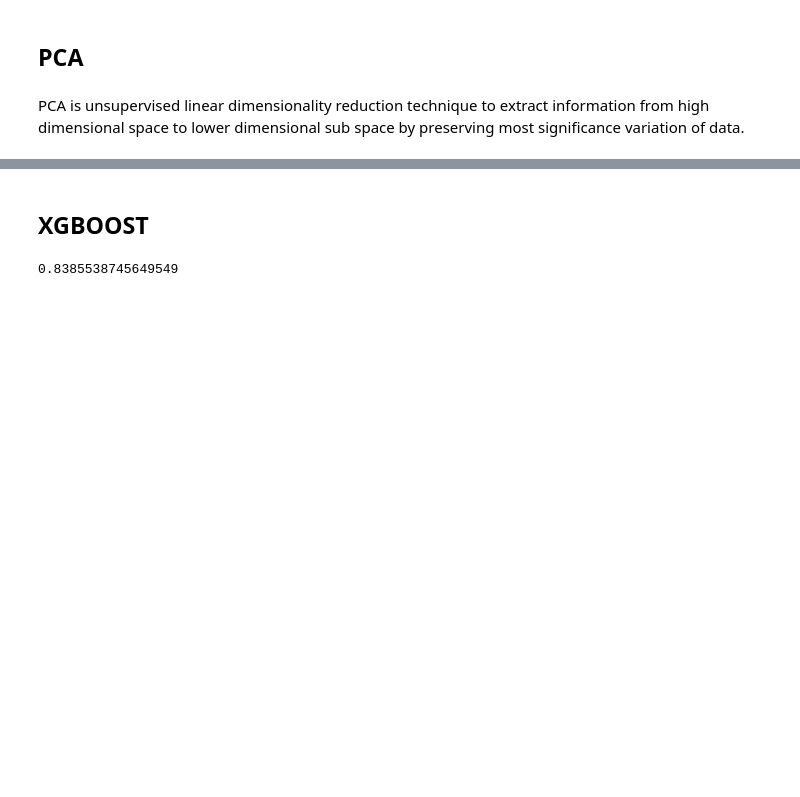
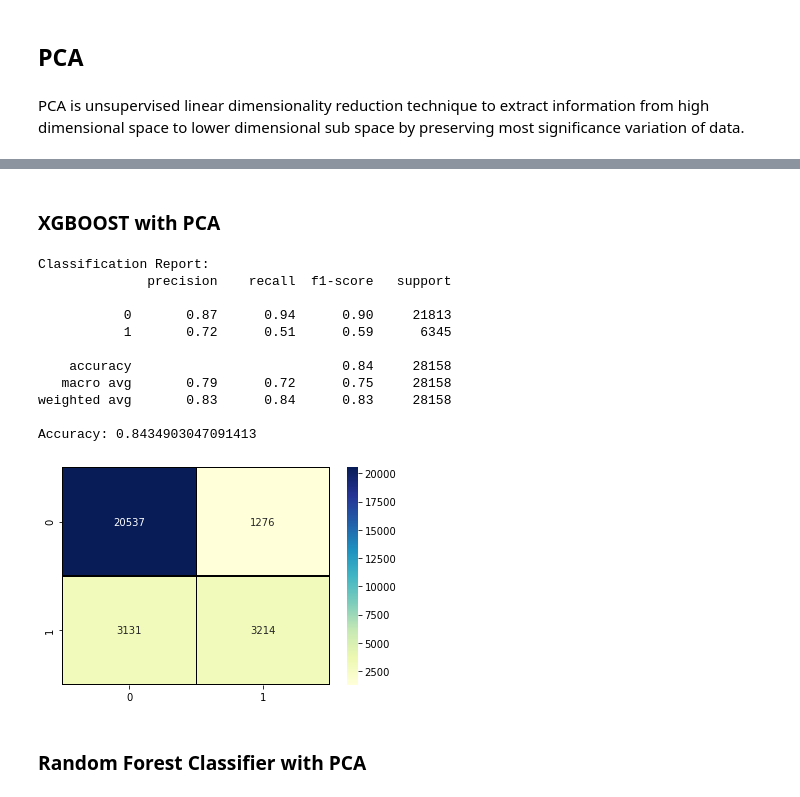
Before and after one commit to idobar1403/FinalProjectYear1, a Jupyter notebook: Classification.ipynb, the cells around one changed output, grey strips where cells are left out. Saved outputs shown, nothing was run; the diff lists cells and outputs as text; code cells hidden in the pictures; blank space fills up the shorter version.

```diff
--- a/Classification.ipynb
+++ b/Classification.ipynb
@@ -777,11 +825,30 @@ metrics.accuracy_score(y_test,neighpca_pred)
 # %% [markdown]
-## XGBOOST
+### XGBOOST with PCA
 # %%
 import xgboost as xgb
 xgb = xgb.XGBClassifier(eval_metric='mlogloss')
 xgb.fit(X_train_pca, y_train)
-y_pred = xgb.predict(X_test_pca)
+xgb_pred = xgb.predict(X_test_pca)
-# %%
-metrics.accuracy_score(y_test, y_pred)
-# %% [output]
-0.8385538745649549
+# %%
+confMatrix = confusion_matrix(y_test, xgb_pred)
+sns.heatmap(confMatrix, annot=True, fmt="d",linecolor='black',linewidths=.2,cmap="YlGnBu")
+result1 = classification_report(y_test, xgb_pred,zero_division=1)
+print("Classification Report:",)
+print (result1)
+result2 = accuracy_score(y_test,xgb_pred)
+print("Accuracy:",result2)
+# %% [output]
+Classification Report:
+              precision    recall  f1-score   support
+
+           0       0.87      0.94      0.90     21813
+           1       0.72      0.51      0.59      6345
+
+    accuracy                           0.84     28158
+   macro avg       0.79      0.72      0.75     28158
+weighted avg       0.83      0.84      0.83     28158
+
+Accuracy: 0.8434903047091413
+[figure, added]
+# %% [markdown]
+### Random Forest Classifier with PCA
```
Also changed, not shown: parts of 42 cells of this notebook.
